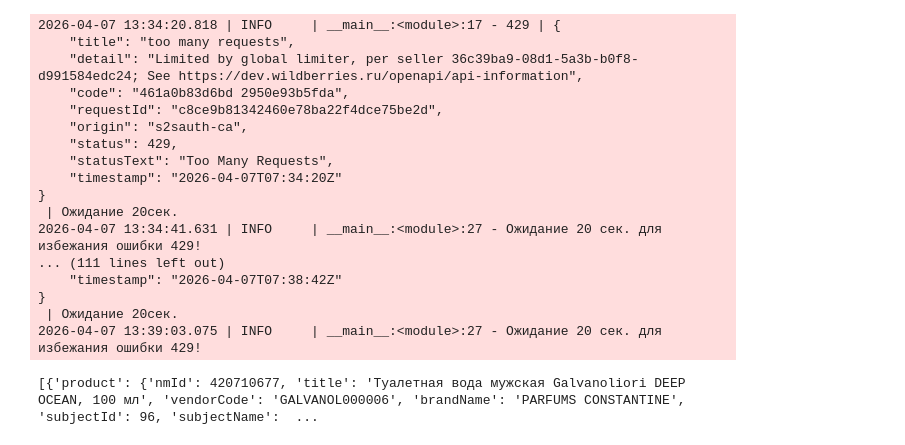
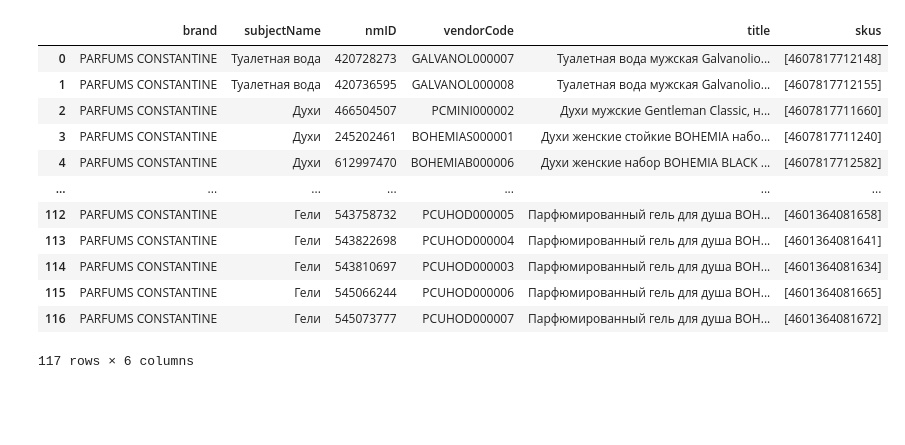
Before and after one commit to JustAlexes/Firma, a Jupyter notebook: main.ipynb, the cells around one changed output. Saved outputs shown, nothing was run; the diff lists cells and outputs as text; code cells hidden in the pictures; blank space fills up the shorter version.

```diff
--- a/main.ipynb
+++ b/main.ipynb
@@ -21,3 +840,3 @@ TOKEN_KEY = os.getenv(TOKEN_NAME)
 # %%
-nomenclature = APIRequests(TOKEN_NAME).get_nomenclature()
+nomenclature_df = pd.DataFrame(APIRequests(TOKEN_NAME=TOKEN_NAME).get_nomenclature(), index=None)
 # %% [output]
@@ -39,54 +848,16 @@ report_date =  str(datetime.strptime('04.04.2026', "%d.%m.%Y").strftime("%Y-%m-%
-# %%
-detail_history_list = []
-for nmIds in nmIds_list:
-    params = {
-        'selectedPeriod': {
-        "start": report_date,
-        "end": report_date
-        },
-        'nmIds':nmIds,
-        "skipDeletedNm": False,
-        "aggregationLevel": "day"
-    }
-    for attempt in range(5):
-        response = requests.post(url=url, headers=HEADERS, json=params)
-        if response.status_code == 429:
-            if attempt == 5 - 1:
-                break
-            logger.info(f'{response.status_code} | {response.text} | Ожидание {5*(attempt+1)}сек.')
-            time.sleep(5 * (attempt+1))
-        else:
-            for item in response.json():
-                detail_history_list.append(item)
-        # else:
-        #     for i in range(len(*response.json())):
-        #         detail_history_list.append(response.json()[i])
-        #     logger.success(f'Данные за {date} из чанка [{nmIds[0]}...{nmIds[-1]}] добавлены')
-        #     break
-    logger.info(f'Ожидание 20 сек. для избежания ошибки 429!')
-    time.sleep(20)
-
-
-all = []
-for nmId in detail_history_list:
-    item = {}
-    item['']
-# %% [output]
-2026-04-07 13:34:20.818 | INFO     | __main__:<module>:17 - 429 | {
-    "title": "too many requests",
-    "detail": "Limited by global limiter, per seller 36c39ba9-08d1-5a3b-b0f8-d991584edc24; See https://dev.wildberries.ru/openapi/api-information",
-    "code": "461a0b83d6bd 2950e93b5fda",
-    "requestId": "c8ce9b81342460e78ba22f4dce75be2d",
-    "origin": "s2sauth-ca",
-    "status": 429,
-    "statusText": "Too Many Requests",
-    "timestamp": "2026-04-07T07:34:20Z"
-}
- | Ожидание 20сек.
-2026-04-07 13:34:41.631 | INFO     | __main__:<module>:27 - Ожидание 20 сек. для избежания ошибки 429!
-... (111 lines left out)
-    "timestamp": "2026-04-07T07:38:42Z"
-}
- | Ожидание 20сек.
-2026-04-07 13:39:03.075 | INFO     | __main__:<module>:27 - Ожидание 20 сек. для избежания ошибки 429!
-[{'product': {'nmId': 420710677, 'title': 'Туалетная вода мужская Galvanoliori DEEP OCEAN, 100 мл', 'vendorCode': 'GALVANOL000006', 'brandName': 'PARFUMS CONSTANTINE', 'subjectId': 96, 'subjectName':  ...
+# %%
+nomenclature_df
+# %% [output]
+|  | brand | subjectName | nmID | vendorCode | title | skus |
+| 0 | PARFUMS CONSTANTINE | Туалетная вода | 420728273 | GALVANOL000007 | Туалетная вода мужская Galvanolio... | [4607817712148] |
+| 1 | PARFUMS CONSTANTINE | Туалетная вода | 420736595 | GALVANOL000008 | Туалетная вода мужская Galvanolio... | [4607817712155] |
+| 2 | PARFUMS CONSTANTINE | Духи | 466504507 | PCMINI000002 | Духи мужские Gentleman Classic, н... | [4607817711660] |
+| 3 | PARFUMS CONSTANTINE | Духи | 245202461 | BOHEMIAS000001 | Духи женские стойкие BOHEMIA набо... | [4607817711240] |
+| 4 | PARFUMS CONSTANTINE | Духи | 612997470 | BOHEMIAB000006 | Духи женские набор BOHEMIA BLACK ... | [4607817712582] |
+| ... | ... | ... | ... | ... | ... | ... |
+| 112 | PARFUMS CONSTANTINE | Гели | 543758732 | PCUHOD000005 | Парфюмированный гель для душа BOH... | [4601364081658] |
+| 113 | PARFUMS CONSTANTINE | Гели | 543822698 | PCUHOD000004 | Парфюмированный гель для душа BOH... | [4601364081641] |
+| 114 | PARFUMS CONSTANTINE | Гели | 543810697 | PCUHOD000003 | Парфюмированный гель для душа BOH... | [4601364081634] |
+| 115 | PARFUMS CONSTANTINE | Гели | 545066244 | PCUHOD000006 | Парфюмированный гель для душа BOH... | [4601364081665] |
+| 116 | PARFUMS CONSTANTINE | Гели | 545073777 | PCUHOD000007 | Парфюмированный гель для душа BOH... | [4601364081672] |
+117 rows × 6 columns
```
Also changed, not shown: parts of 23 cells of this notebook, 9 other files.
